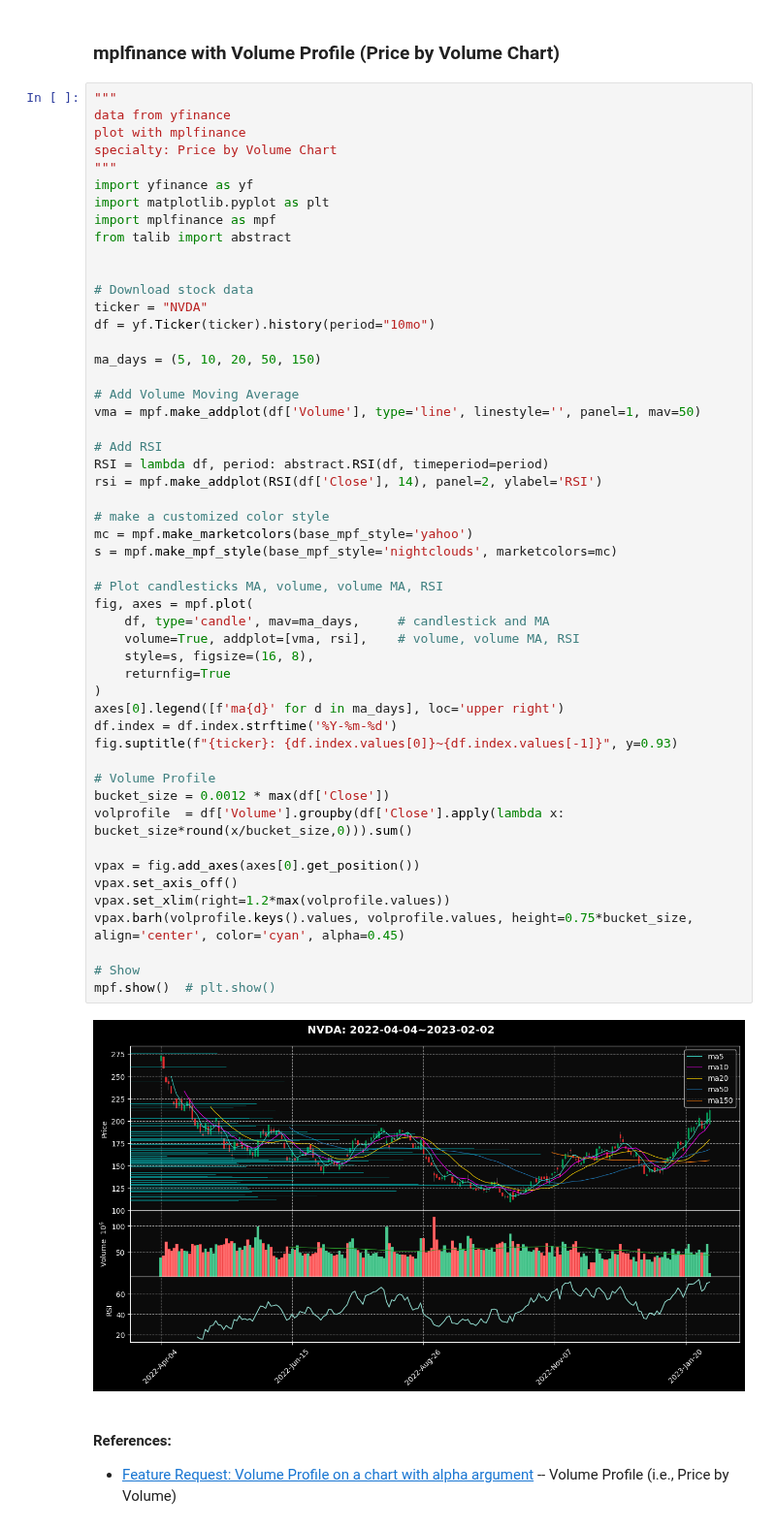
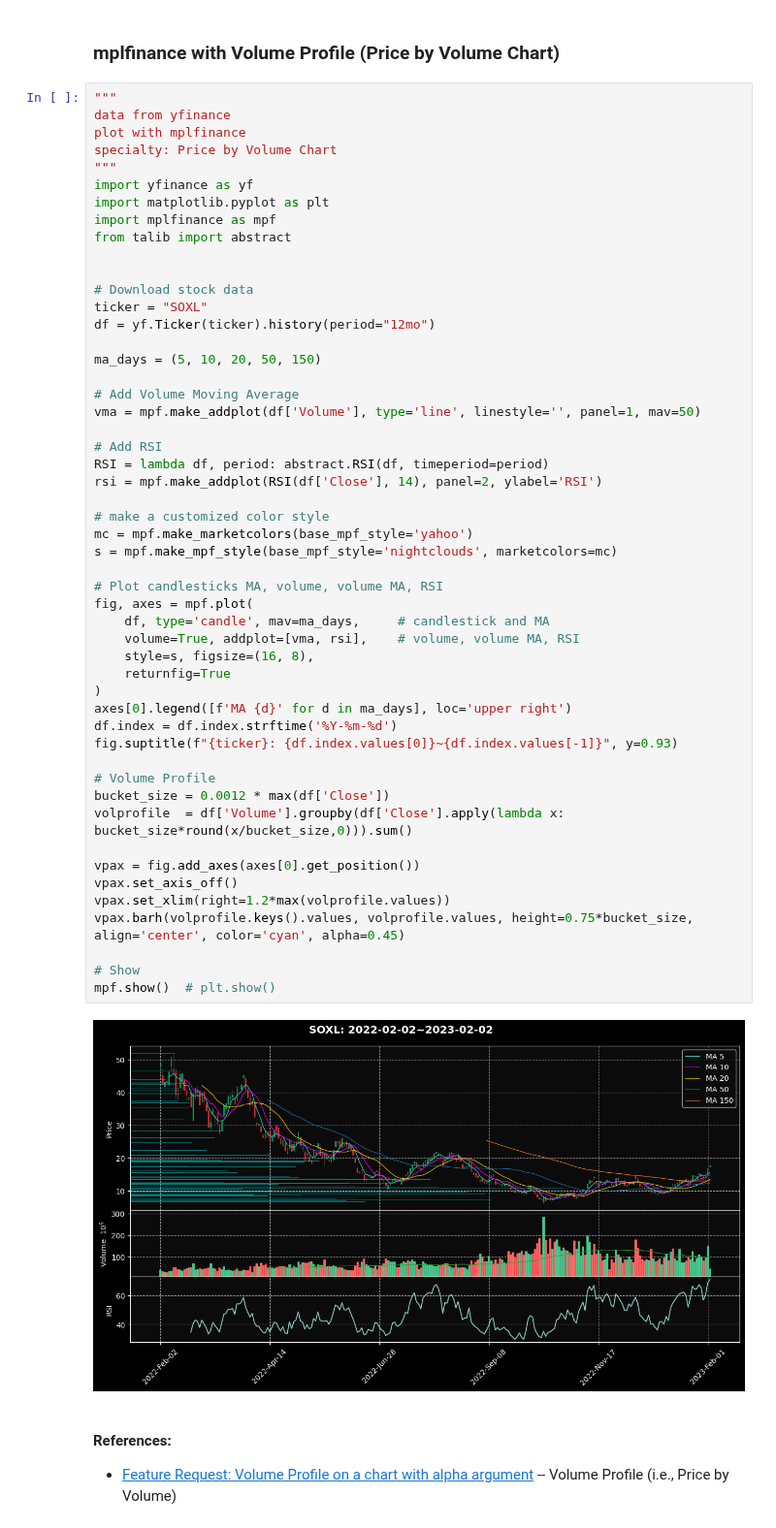
Before and after one commit to yorkjong/colab, a Jupyter notebook: ViStock.ipynb, the cells around one changed output. Shown at 97% size. Drawn from its saved outputs; the diff is of its cells as text.

```diff
--- a/ViStock.ipynb
+++ b/ViStock.ipynb
@@ -179,8 +191,8 @@ from talib import abstract
 
 
 # Download stock data
-ticker = "NVDA"
-df = yf.Ticker(ticker).history(period="10mo")
+ticker = "SOXL"
+df = yf.Ticker(ticker).history(period="12mo")
 
 ma_days = (5, 10, 20, 50, 150)
 
@@ -190,35 +202,35 @@ vma = mpf.make_addplot(df['Volume'], type='line', linestyle='', panel=1, mav=50)
 # Add RSI
 RSI = lambda df, period: abstract.RSI(df, timeperiod=period)
 rsi = mpf.make_addplot(RSI(df['Close'], 14), panel=2, ylabel='RSI')
 
 # make a customized color style
 mc = mpf.make_marketcolors(base_mpf_style='yahoo')
 s = mpf.make_mpf_style(base_mpf_style='nightclouds', marketcolors=mc)
 
 # Plot candlesticks MA, volume, volume MA, RSI
 fig, axes = mpf.plot(
     df, type='candle', mav=ma_days,     # candlestick and MA
     volume=True, addplot=[vma, rsi],    # volume, volume MA, RSI
     style=s, figsize=(16, 8),
     returnfig=True
 )
-axes[0].legend([f'ma{d}' for d in ma_days], loc='upper right')
+axes[0].legend([f'MA {d}' for d in ma_days], loc='upper right')
 df.index = df.index.strftime('%Y-%m-%d')
 fig.suptitle(f"{ticker}: {df.index.values[0]}~{df.index.values[-1]}", y=0.93)
 
 # Volume Profile
 bucket_size = 0.0012 * max(df['Close'])
 volprofile  = df['Volume'].groupby(df['Close'].apply(lambda x: bucket_size*round(x/bucket_size,0))).sum()
 
 vpax = fig.add_axes(axes[0].get_position())
 vpax.set_axis_off()
 vpax.set_xlim(right=1.2*max(volprofile.values))
 vpax.barh(volprofile.keys().values, volprofile.values, height=0.75*bucket_size, align='center', color='cyan', alpha=0.45)
 
 # Show
 mpf.show()  # plt.show()
 # %% [output]
-[figure, old version]
+[figure, new version]
 # %% [markdown]
 #### References:
 * [Feature Request: Volume Profile on a chart with alpha argument](https://github.com/matplotlib/mplfinance/issues/162) -- Volume Profile (i.e., Price by Volume)
```
Also changed, not shown: parts of 6 cells of this notebook.
